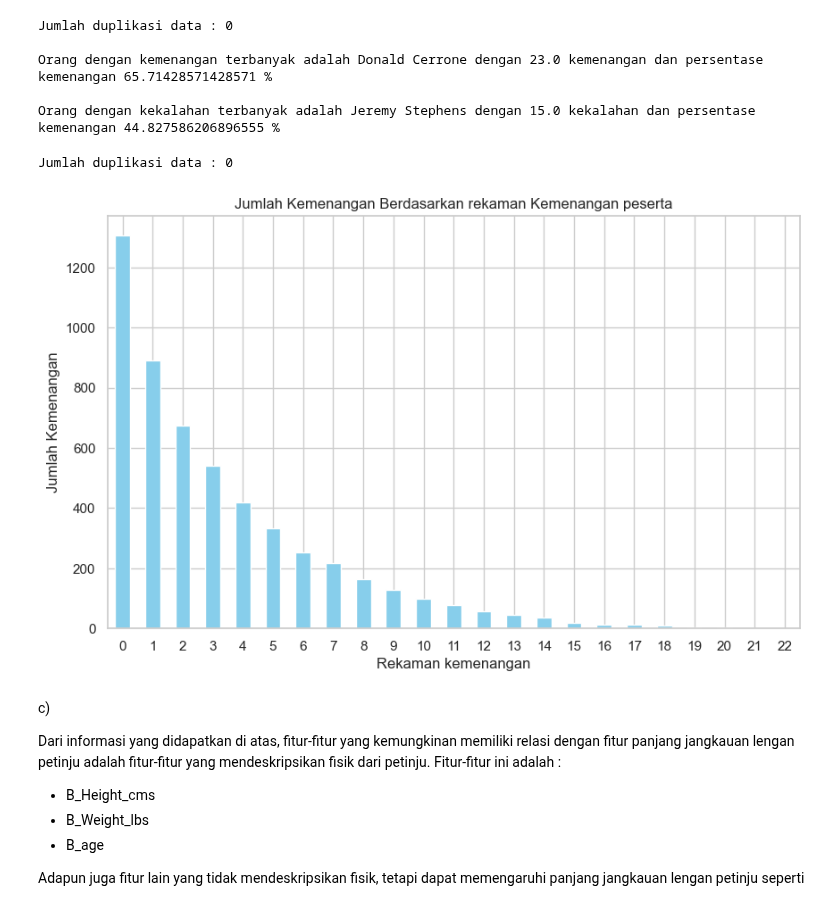
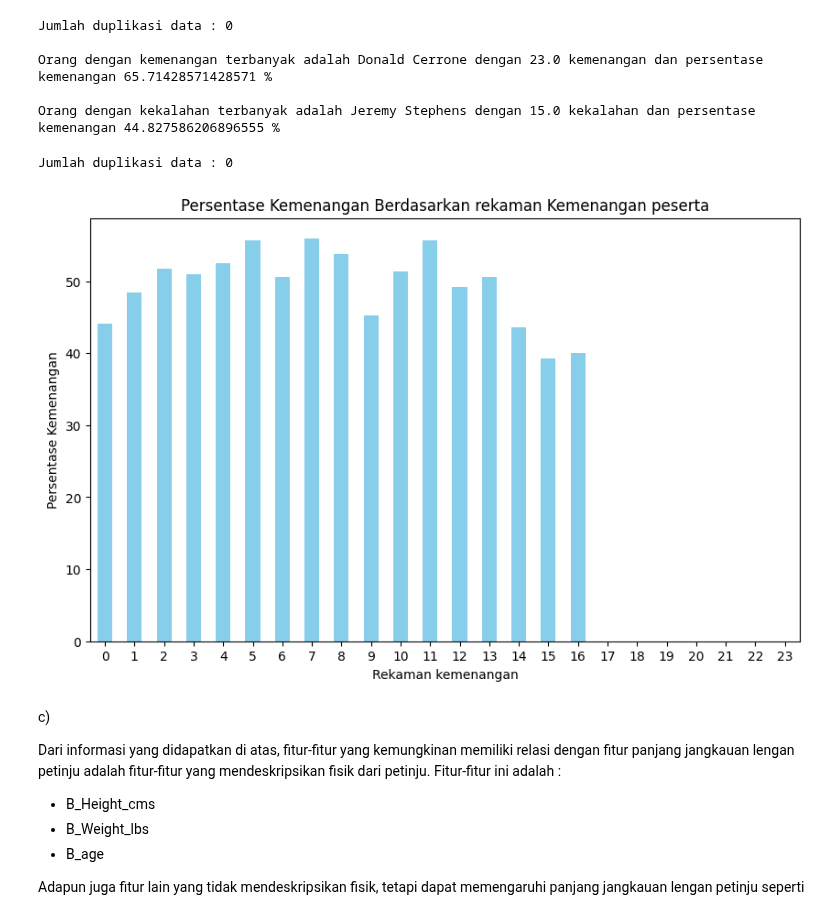
Before and after one commit to breadworshipper/TK-Kasdad, a Jupyter notebook: KASDUD.ipynb, the cells around one changed output. Cells and saved outputs as stored; diff of their text form; code cells hidden in the pictures.

```diff
--- a/KASDUD.ipynb
+++ b/KASDUD.ipynb
@@ -101,27 +101,33 @@ Orang dengan kekalahan terbanyak adalah Jeremy Stephens dengan 15.0 kekalahan da
 # %%
 #TODO: Bikin grafik jumlah menang berdasarkan record kemenangan peserta sebelumnya
 df = pd.read_csv("UFC_train.csv")
 print("Jumlah duplikasi data : " + str(df.duplicated().sum()) + "\n")
 
 df = df[['R_wins','B_wins', 'Winner']]
 blue_winner = df.loc[df['Winner'] == 'Blue']
 red_winner = df.loc[df['Winner'] == 'Red']
+draw = df.loc[df['Winner'] == 'Draw']
 
+total_draw = draw['B_wins'].value_counts().add(draw['R_wins'].value_counts(), fill_value=0)
 blue_win_count = blue_winner['B_wins'].value_counts()
+blue_loss_count = blue_winner['R_wins'].value_counts()
 red_win_count = red_winner['R_wins'].value_counts()
+red_loss_count = red_winner['B_wins'].value_counts()
 total_win_count = blue_win_count.add(red_win_count, fill_value=0)
+total_loss_count = blue_loss_count.add(red_loss_count, fill_value=0)
+total_win_rate = total_win_count / (total_win_count + total_loss_count + total_draw) * 100
 
 # Membuat visualisasi
 plt.figure(figsize=(10, 6))
-total_win_count.plot(kind='bar', color='skyblue')
-plt.title('Jumlah Kemenangan Berdasarkan rekaman Kemenangan peserta')
+total_win_rate.plot(kind='bar', color='skyblue')
+plt.title('Persentase Kemenangan Berdasarkan rekaman Kemenangan peserta')
 plt.xlabel('Rekaman kemenangan')
-plt.ylabel('Jumlah Kemenangan')
+plt.ylabel('Persentase Kemenangan')
 plt.xticks(rotation=0)
 plt.show()
 # %% [output]
 Jumlah duplikasi data : 0
-[figure, old version]
+[figure, new version]
 # %% [markdown]
 c)
 
```
Also changed, not shown: parts of 2 cells of this notebook.
